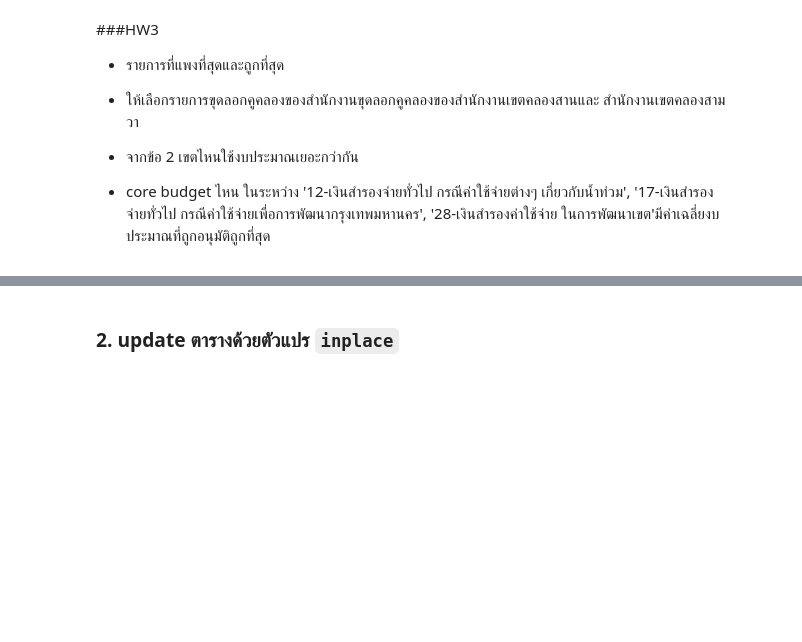
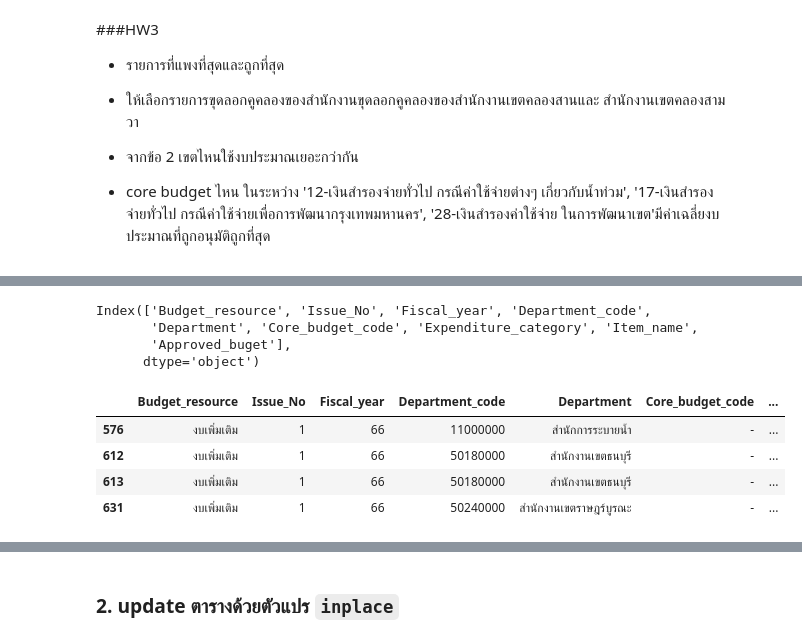
Before and after one commit to 643021273-8/python-_dataviz2023, a Jupyter notebook: Pandas101.ipynb, the cells around one changed output, grey strips where cells are left out. Cells and saved outputs as stored; diff of their text form; code cells hidden in the pictures; blank space fills up the shorter version.

```diff
--- a/Pandas101.ipynb
+++ b/Pandas101.ipynb
@@ -657,0 +610,17 @@ dtype: bool
+# %%
+data1.columns
+# %% [output]
+Index(['Budget_resource', 'Issue_No', 'Fiscal_year', 'Department_code',
+       'Department', 'Core_budget_code', 'Expenditure_category', 'Item_name',
+       'Approved_buget'],
+      dtype='object')
+# %%
+min_data1 = data1['Approved_buget'].min()
+max_data1 =data1['Approved_buget'].max()
+data1[(data1['Approved_buget'] == max_data1)| (data1['Approved_buget'] == min_data1)]
+# %% [output]
+|  | Budget_resource | Issue_No | Fiscal_year | Department_code | Department | Core_budget_code | ... |
+| 576 | งบเพิ่มเติม | 1 | 66 | 11000000 | สำนักการระบายน้ำ | - | ... |
+| 612 | งบเพิ่มเติม | 1 | 66 | 50180000 | สำนักงานเขตธนบุรี | - | ... |
+| 613 | งบเพิ่มเติม | 1 | 66 | 50180000 | สำนักงานเขตธนบุรี | - | ... |
+| 631 | งบเพิ่มเติม | 1 | 66 | 50240000 | สำนักงานเขตราษฎร์บูรณะ | - | ... |
```
Also changed, not shown: parts of 61 cells of this notebook.
